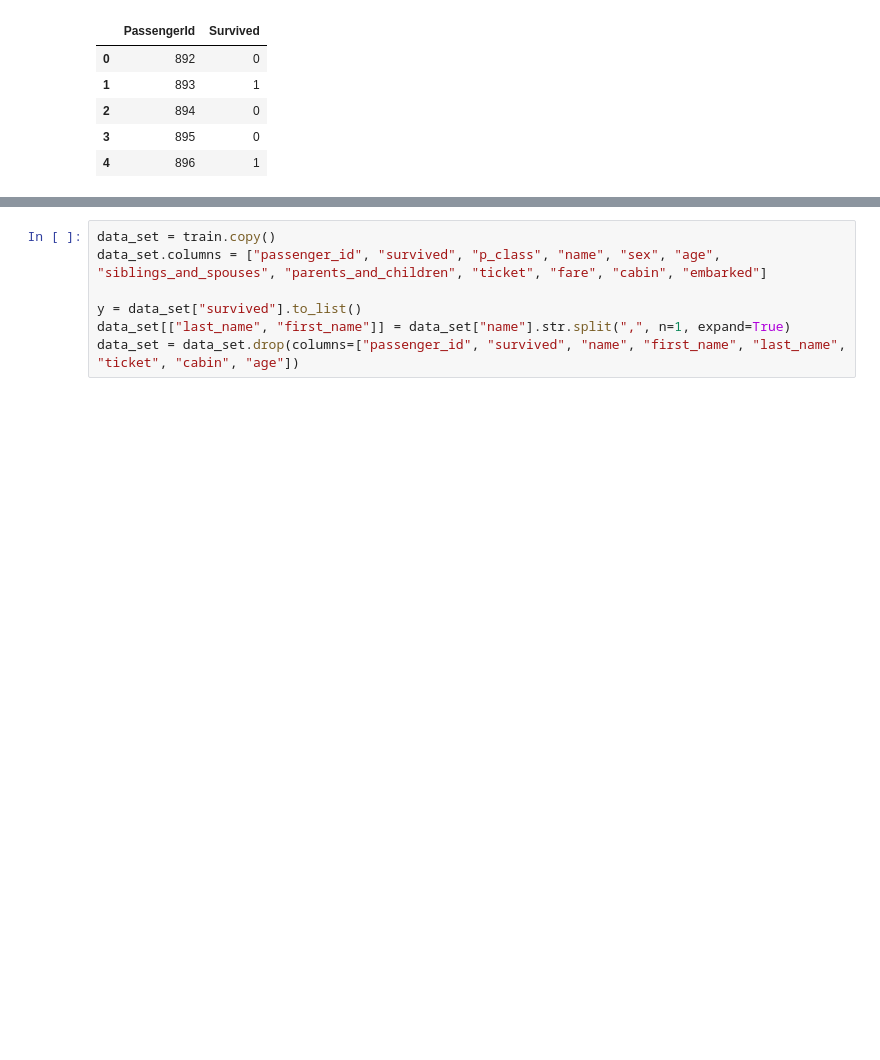
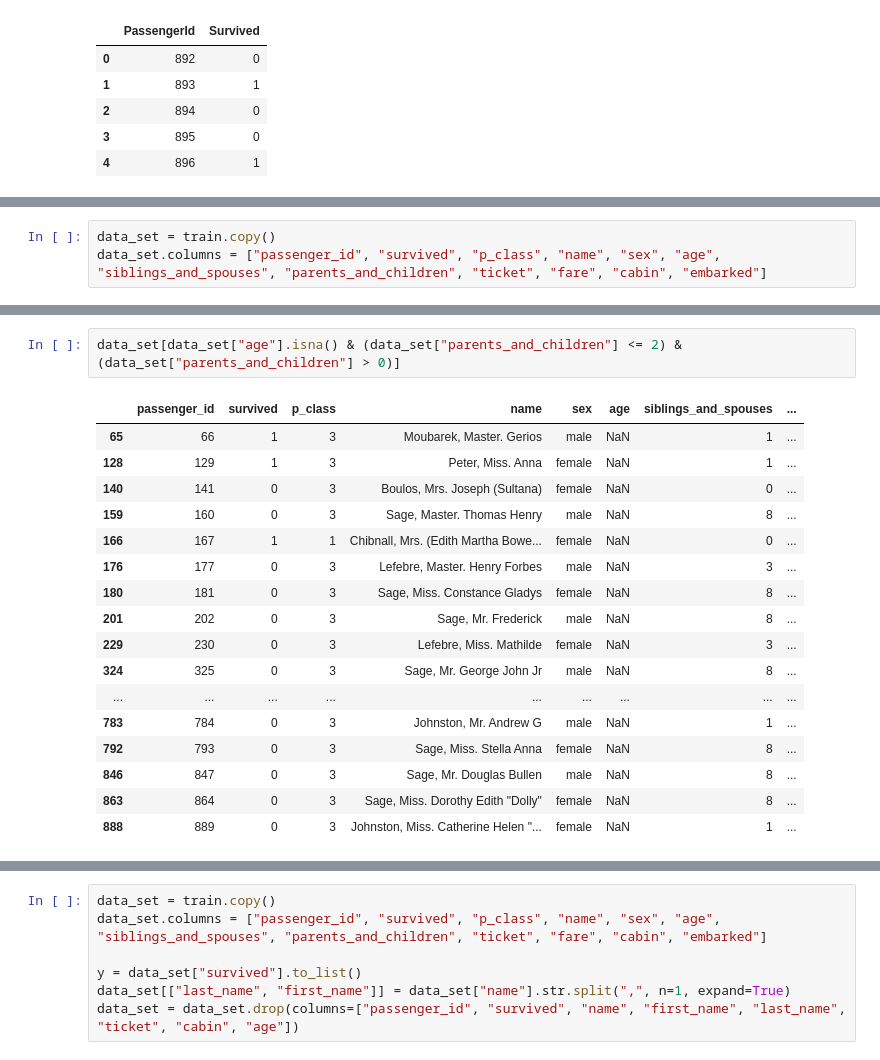
Before and after one commit to ndl284/learning_ml, a Jupyter notebook: notebooks/excercises/Chapter 3 Exercises.ipynb, the cells around one changed output, grey strips where cells are left out. Cells and saved outputs as stored; diff of their text form; blank space fills up the shorter version.

Commit message:
Data Exploration Ch3 Q3
-  Some data exploration on the titanic data set in chapter 3

```diff
--- a/notebooks/excercises/Chapter 3 Exercises.ipynb
+++ b/notebooks/excercises/Chapter 3 Exercises.ipynb
@@ -311,0 +320,3 @@ gender_submission.head()
+# %%
+data_set = train.copy()
+data_set.columns = ["passenger_id", "survived", "p_class", "name", "sex", "age", "siblings_and_spouses", "parents_and_children", "ticket", "fare", "cabin", "embarked"]
@@ -311,0 +453,20 @@ gender_submission.head()
+# %%
+data_set[data_set["age"].isna() & (data_set["parents_and_children"] <= 2) & (data_set["parents_and_children"] > 0)]
+# %% [output]
+|  | passenger_id | survived | p_class | name | sex | age | siblings_and_spouses | ... |
+| 65 | 66 | 1 | 3 | Moubarek, Master. Gerios | male | NaN | 1 | ... |
+| 128 | 129 | 1 | 3 | Peter, Miss. Anna | female | NaN | 1 | ... |
+| 140 | 141 | 0 | 3 | Boulos, Mrs. Joseph (Sultana) | female | NaN | 0 | ... |
+| 159 | 160 | 0 | 3 | Sage, Master. Thomas Henry | male | NaN | 8 | ... |
+| 166 | 167 | 1 | 1 | Chibnall, Mrs. (Edith Martha Bowe... | female | NaN | 0 | ... |
+| 176 | 177 | 0 | 3 | Lefebre, Master. Henry Forbes | male | NaN | 3 | ... |
+| 180 | 181 | 0 | 3 | Sage, Miss. Constance Gladys | female | NaN | 8 | ... |
+| 201 | 202 | 0 | 3 | Sage, Mr. Frederick | male | NaN | 8 | ... |
+| 229 | 230 | 0 | 3 | Lefebre, Miss. Mathilde | female | NaN | 3 | ... |
+| 324 | 325 | 0 | 3 | Sage, Mr. George John Jr | male | NaN | 8 | ... |
+| ... | ... | ... | ... | ... | ... | ... | ... | ... |
+| 783 | 784 | 0 | 3 | Johnston, Mr. Andrew G | male | NaN | 1 | ... |
+| 792 | 793 | 0 | 3 | Sage, Miss. Stella Anna | female | NaN | 8 | ... |
+| 846 | 847 | 0 | 3 | Sage, Mr. Douglas Bullen | male | NaN | 8 | ... |
+| 863 | 864 | 0 | 3 | Sage, Miss. Dorothy Edith "Dolly" | female | NaN | 8 | ... |
+| 888 | 889 | 0 | 3 | Johnston, Miss. Catherine Helen "... | female | NaN | 1 | ... |
```
Also changed, not shown: parts of 18 cells of this notebook.
